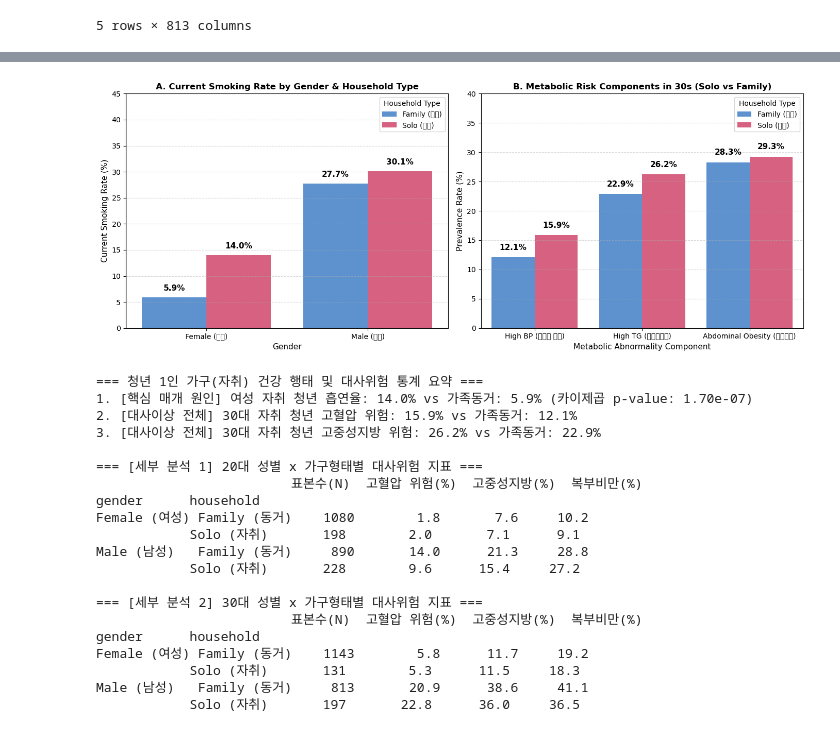
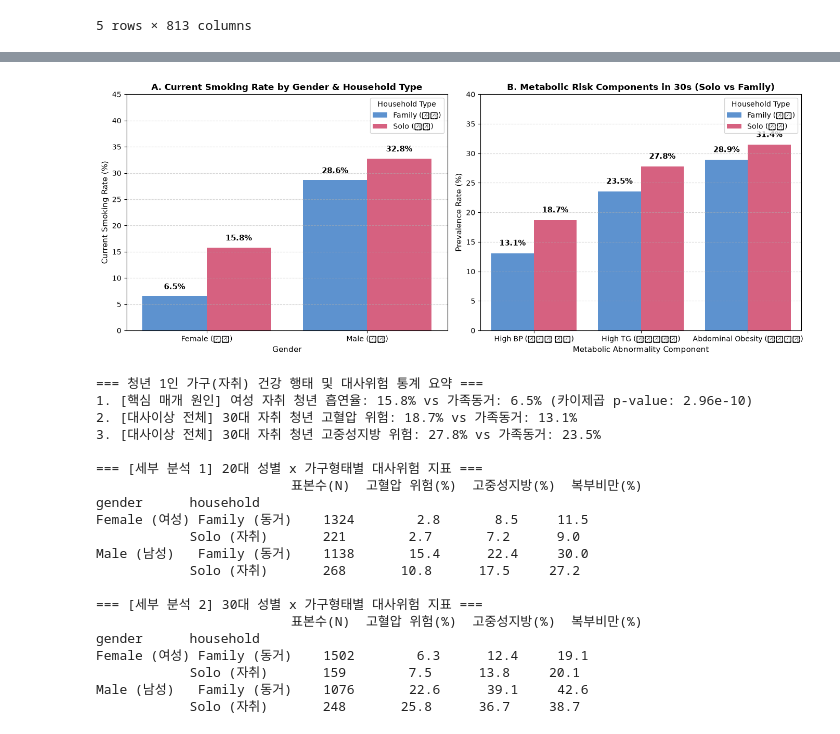
Before and after one commit to kdw123654/digital-project, a Jupyter notebook: my_model.ipynb, the cells around one changed output, grey strips where cells are left out. Drawn from its saved outputs; the diff is of its cells as text; code cells hidden in the pictures.

```diff
--- a/my_model.ipynb
+++ b/my_model.ipynb
@@ -30,11 +30,12 @@ selected_cols = [
     'DI1_dg', 'DI1_pt', 'DE1_dg', 'DE1_pt', 'DI2_dg', 'DI2_pt',
     'HE_glu', 'HE_TG', 'HE_HDL_st2', 'HE_sbp', 'HE_dbp',
     'HE_ht', 'HE_wt', 'HE_BMI', 'HE_wc',
-    'sm_presnt', 'dr_month', 'pa_aerobic'
+    'sm_presnt', 'dr_month', 'pa_aerobic',
+    'BE8_1', 'L_DN_TO', 'BO1_1', 'BM1_8' # [교수님 피드백 반영] 좌식시간, 혼밥, 체중증가, 구강위생 변수 추가
 ]
 
 df_list = []
-years = ['21', '22', '23', '24']
+years = ['20', '21', '22', '23', '24'] # [교수님 피드백 반영] 2020년 추가 -> 5개년치 통합
 
 for y in years:
     fpath=f'C:\\knhanes\\hn{y}_all.sas7bdat'
@@ -64,6 +66,6 @@ df_all.head()
 # %%
-df_young=df_all[(df_all['age']>=19)&(df_all['age']<=39)].copy()
-print(f'19~39세 청년층 인원: {len(df_young):,}명')
+df_young=df_all[(df_all['age']>=20)&(df_all['age']<=39)].copy()
+print(f'20~39세 청년층 인원: {len(df_young):,}명')
 # len뒤에 ,를 붙이면 5341이 아닌 5,341같이 천 단위로 콤마찍어줌
 
 med_mask = (df_young['DI1_pt'] == 1) | (df_young['DE1_pt'] == 1) | (df_young['DI2_pt'] == 1)
@@ -438,6 +423,6 @@ plt.show()
 # %%
-# 1. 20대(19~29세)와 30대(30~39세) 그룹 분할 및 성별 라벨링
-data_clean['age_group'] = np.where(data_clean['age'] < 30, '20s (19-29)', '30s (30-39)')
+# 1. 20대(20~29세)와 30대(30~39세) 그룹 분할 및 성별 라벨링
+data_clean['age_group'] = np.where(data_clean['age'] < 30, '20s (20-29)', '30s (30-39)')
 data_clean['gender'] = np.where(data_clean['sex'] == 1, 'Male (남성)', 'Female (여성)')
 
 # 2. 성별 x 연령대별 미인지 대사이상 위험군 비율(%) 계산 및 막대그래프 시각화
@@ -480,7 +465,7 @@ print(f"30대 전체 모델 판별력(ROC-AUC): {auc30:.3f}\n")
 # 4.성별 x 연령대별 4개 세부 그룹의 흡연 위험 가중치(Beta 및 aOR) 비교
 group_results = []
 for g_name, g_val in [('Male (남성)', 1), ('Female (여성)', 2)]:
-    for a_name, a_cond in [('20s (19-29)', data_clean['age'] < 30), ('30s (30-39)', data_clean['age'] >= 30)]:
+    for a_name, a_cond in [('20s (20-29)', data_clean['age'] < 30), ('30s (30-39)', data_clean['age'] >= 30)]:
         sub = data_clean[(data_clean['sex'] == g_val) & a_cond]
         m_sub = LogisticRegression(max_iter=1000, random_state=42).fit(sub[sub_feats], sub['Target'])
         sm_idx = sub_feats.index('sm_presnt')
@@ -518,7 +503,7 @@ from scipy import stats
 # 1. 가구 형태 및 라벨링
 data_clean['household'] = np.where(data_clean['living_alone'] == 1, 'Solo (자취)', 'Family (동거)')
 data_clean['gender'] = np.where(data_clean['sex'] == 1, 'Male (남성)', 'Female (여성)')
-data_clean['age_group'] = np.where(data_clean['age'] < 30, '20s (19-29)', '30s (30-39)')
+data_clean['age_group'] = np.where(data_clean['age'] < 30, '20s (20-29)', '30s (30-39)')
 
 # 2. 대사위험 세부 지표 정의 (혈압, 중성지방, 복부비만)
 data_clean['high_bp'] = np.where((data_clean['HE_sbp'] >= 130) | (data_clean['HE_dbp'] >= 85), 1, 0)
@@ -600,53 +585,53 @@ print("=== 청년 1인 가구(자취) 건강 행태 및 대사위험 통계 요
 print(f"1. [핵심 매개 원인] 여성 자취 청년 흡연율: {f_df[f_df['living_alone']==1]['sm_presnt'].mean()*100:.1f}% vs 가족동거: {f_df[f_df['living_alone']==0]['sm_presnt'].mean()*100:.1f}% (카이제곱 p-value: {p_f_sm:.2e})")
 print(f"2. [대사이상 전체] 30대 자취 청년 고혈압 위험: {d30[d30['living_alone']==1]['high_bp'].mean()*100:.1f}% vs 가족동거: {d30[d30['living_alone']==0]['high_bp'].mean()*100:.1f}%")
 print(f"3. [대사이상 전체] 30대 자취 청년 고중성지방 위험: {d30[d30['living_alone']==1]['high_tg'].mean()*100:.1f}% vs 가족동거: {d30[d30['living_alone']==0]['high_tg'].mean()*100:.1f}%\n")
 
 # 5. [세부 분석] 20대 및 30대 성별 x 가구형태별 대사위험 3대 지표 비교
-d20 = data_clean[data_clean['age_group'] == '20s (19-29)']
+d20 = data_clean[data_clean['age_group'] == '20s (20-29)']
 d30 = data_clean[data_clean['age_group'] == '30s (30-39)']
 
 # 20대 세부 요약표
 sub_20_stats = d20.groupby(['gender', 'household'])[['high_bp', 'high_tg', 'ab_obesity']].mean() * 100
 sub_20_counts = d20.groupby(['gender', 'household'])['ID'].count()
 summary_20 = pd.concat([sub_20_counts.rename('표본수(N)'), sub_20_stats.round(1).rename(columns={
     'high_bp': '고혈압 위험(%)',
     'high_tg': '고중성지방(%)',
     'ab_obesity': '복부비만(%)'
 })], axis=1)
 
 # 30대 세부 요약표
 sub_30_stats = d30.groupby(['gender', 'household'])[['high_bp', 'high_tg', 'ab_obesity']].mean() * 100
 sub_30_counts = d30.groupby(['gender', 'household'])['ID'].count()
 summary_30 = pd.concat([sub_30_counts.rename('표본수(N)'), sub_30_stats.round(1).rename(columns={
     'high_bp': '고혈압 위험(%)',
     'high_tg': '고중성지방(%)',
     'ab_obesity': '복부비만(%)'
 })], axis=1)
 
 print("=== [세부 분석 1] 20대 성별 x 가구형태별 대사위험 지표 ===")
 print(summary_20.to_string())
 print("\n=== [세부 분석 2] 30대 성별 x 가구형태별 대사위험 지표 ===")
 print(summary_30.to_string())
 # %% [output]
-[figure, old version]
+[figure, new version]
 === 청년 1인 가구(자취) 건강 행태 및 대사위험 통계 요약 ===
-1. [핵심 매개 원인] 여성 자취 청년 흡연율: 14.0% vs 가족동거: 5.9% (카이제곱 p-value: 1.70e-07)
-2. [대사이상 전체] 30대 자취 청년 고혈압 위험: 15.9% vs 가족동거: 12.1%
-3. [대사이상 전체] 30대 자취 청년 고중성지방 위험: 26.2% vs 가족동거: 22.9%
+1. [핵심 매개 원인] 여성 자취 청년 흡연율: 15.8% vs 가족동거: 6.5% (카이제곱 p-value: 2.96e-10)
+2. [대사이상 전체] 30대 자취 청년 고혈압 위험: 18.7% vs 가족동거: 13.1%
+3. [대사이상 전체] 30대 자취 청년 고중성지방 위험: 27.8% vs 가족동거: 23.5%
 
 === [세부 분석 1] 20대 성별 x 가구형태별 대사위험 지표 ===
                          표본수(N)  고혈압 위험(%)  고중성지방(%)  복부비만(%)
 gender      household
-Female (여성) Family (동거)    1080        1.8       7.6     10.2
-            Solo (자취)       198        2.0       7.1      9.1
-Male (남성)   Family (동거)     890       14.0      21.3     28.8
-            Solo (자취)       228        9.6      15.4     27.2
+Female (여성) Family (동거)    1324        2.8       8.5     11.5
+            Solo (자취)       221        2.7       7.2      9.0
+Male (남성)   Family (동거)    1138       15.4      22.4     30.0
+            Solo (자취)       268       10.8      17.5     27.2
 
 === [세부 분석 2] 30대 성별 x 가구형태별 대사위험 지표 ===
                          표본수(N)  고혈압 위험(%)  고중성지방(%)  복부비만(%)
 gender      household
-Female (여성) Family (동거)    1143        5.8      11.7     19.2
-            Solo (자취)       131        5.3      11.5     18.3
-Male (남성)   Family (동거)     813       20.9      38.6     41.1
-            Solo (자취)       197       22.8      36.0     36.5
+Female (여성) Family (동거)    1502        6.3      12.4     19.1
+            Solo (자취)       159        7.5      13.8     20.1
+Male (남성)   Family (동거)    1076       22.6      39.1     42.6
+            Solo (자취)       248       25.8      36.7     38.7
 # %%
```
Also changed, not shown: parts of 15 cells of this notebook, 2 other files.
